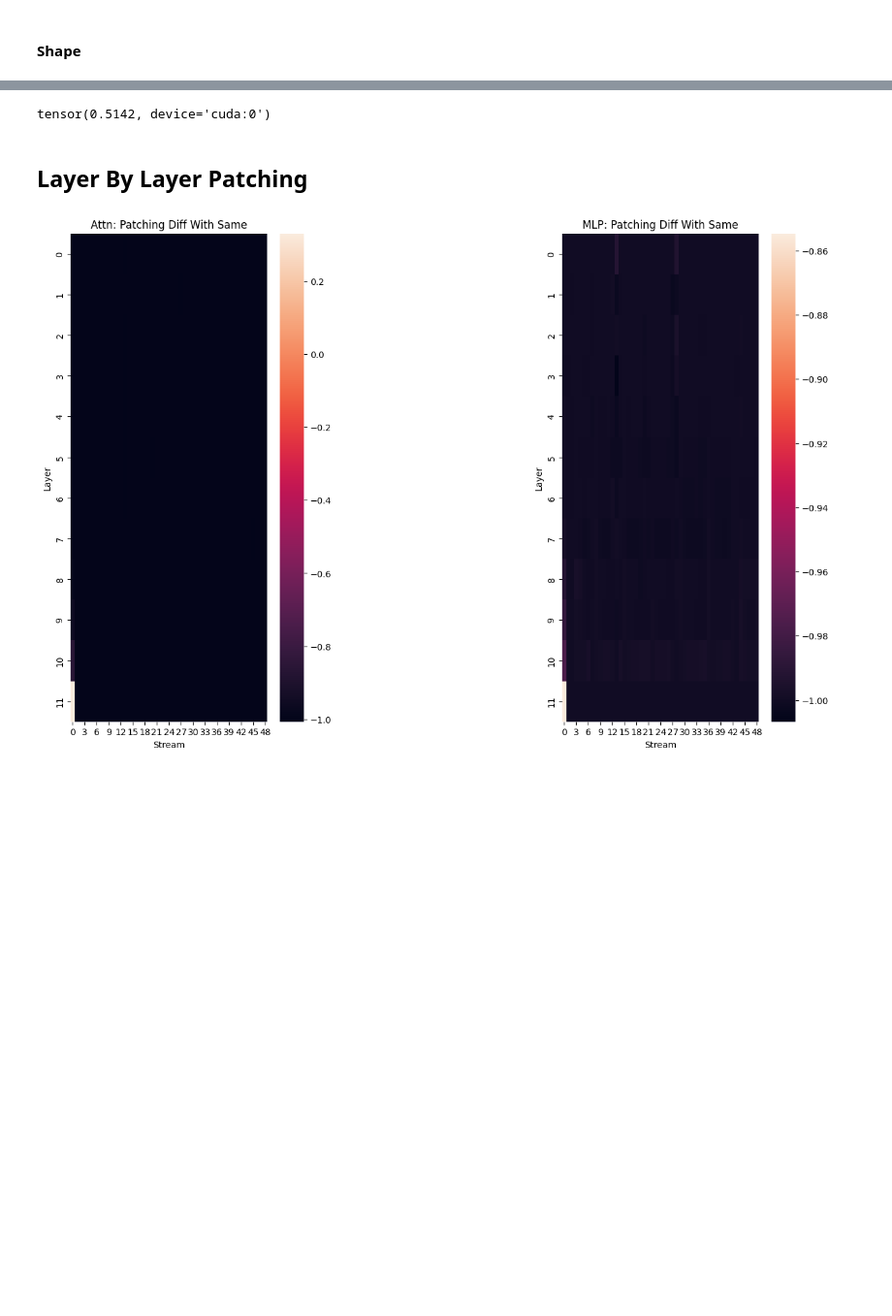
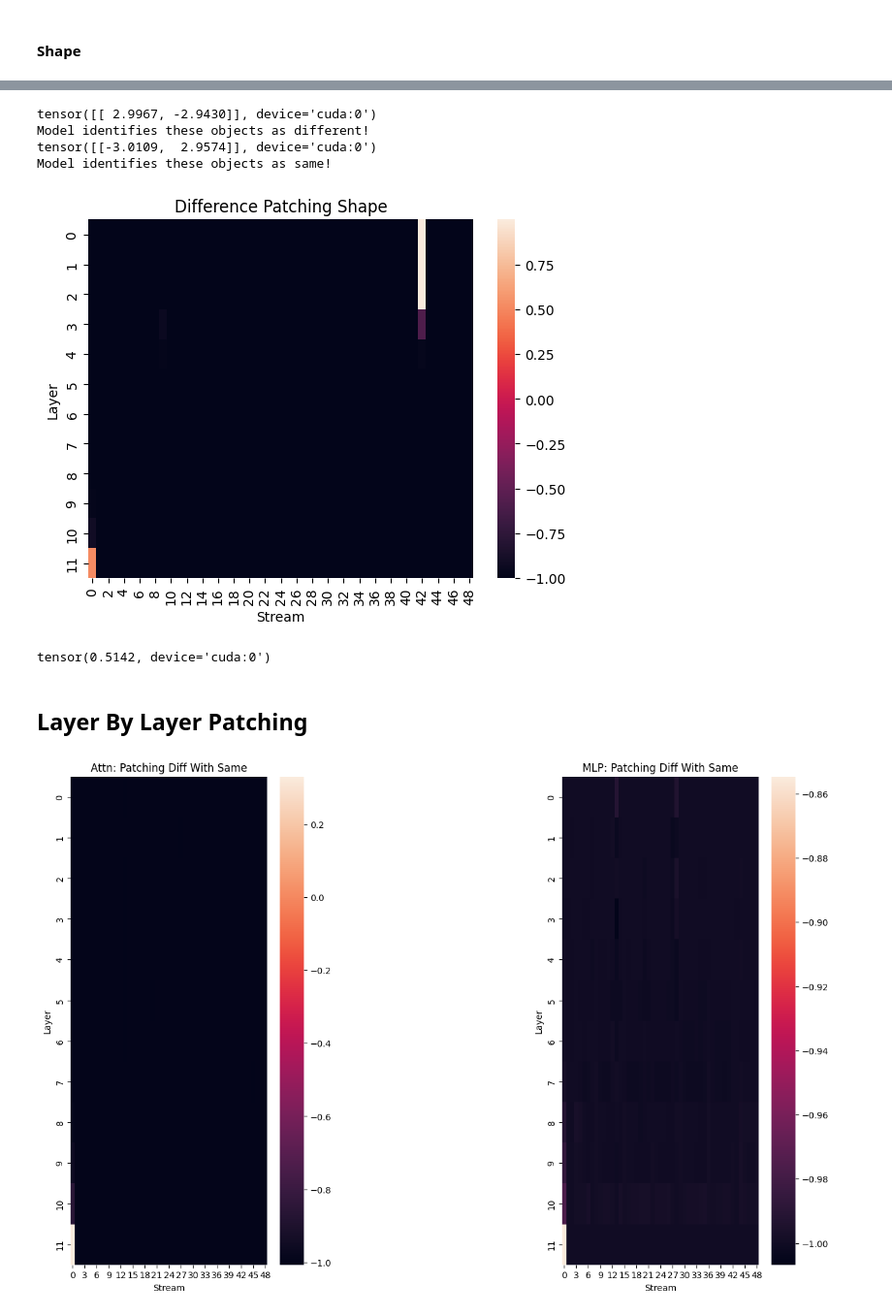
Before and after one commit to mlepori1/TransformerLens, a Jupyter notebook: Circuit_Analysis.ipynb, the cells around one changed output, grey strips where cells are left out. Shown at 97% size. Drawn from its saved outputs; the diff is of its cells as text; code cells hidden in the pictures; blank space fills up the shorter version.

```diff
--- a/Circuit_Analysis.ipynb
+++ b/Circuit_Analysis.ipynb
@@ -301,3 +412,45 @@ diffs = diff_patching(base, "Difference Patching Shape", layer2diff)
+# %%
+set_dir = "../stimuli/Interventions/Shape_Subspace_Set2"
+base_dict = pkl.load(open(os.path.join(set_dir, "base.pkl"), "rb"))
+
+base = image_processor.preprocess(np.array(Image.open(os.path.join(set_dir, "base.png")), dtype=np.float32), return_tensors='pt')["pixel_values"].to("cuda")
+same = image_processor.preprocess(np.array(Image.open(os.path.join(set_dir, "same.png")), dtype=np.float32), return_tensors='pt')["pixel_values"].to("cuda")
+
+shape_1_group = []
+shape_2_group = []
+
+for i in range(16):
+    path = f"Shape_1_{i}.png"
+    shape_1_group.append(Image.open(os.path.join(set_dir, path)))
+    path = f"Shape_2_{i}.png"
+    shape_2_group.append(Image.open(os.path.join(set_dir, path)))
+
+shape_1_group = [image_processor.preprocess(np.array(im, dtype=np.float32), return_tensors='pt')["pixel_values"].to("cuda") for im in shape_1_group]
+shape_2_group = [image_processor.preprocess(np.array(im, dtype=np.float32), return_tensors='pt')["pixel_values"].to("cuda") for im in shape_2_group]
+
+base_logits, base_cache = tl_model.run_with_cache(base)
+print(base_logits)
+print("Model identifies these objects as different!")
+
+same_logits, same_cache = tl_model.run_with_cache(same)
+print(same_logits)
+print("Model identifies these objects as same!")
+
+layer2vec1 = create_mean_cache(shape_1_group)
+layer2vec2 = create_mean_cache(shape_2_group)
+
+layer2diff = defaultdict(dict)
+for layer in range(tl_model.cfg.n_layers):
+    for pos in range(num_patches):
+        layer2diff[layer][pos] = layer2vec1[layer][pos] - layer2vec2[layer][pos]
+
+diffs = diff_patching(base, "Difference Patching Shape", layer2diff)
+# %% [output]
+tensor([[ 2.9967, -2.9430]], device='cuda:0')
+Model identifies these objects as different!
+tensor([[-3.0109,  2.9574]], device='cuda:0')
+Model identifies these objects as same!
+[figure, added]
 # %%
 diffs[2, 33]
 # %% [output]
```
Also changed, not shown: parts of 21 cells of this notebook.
